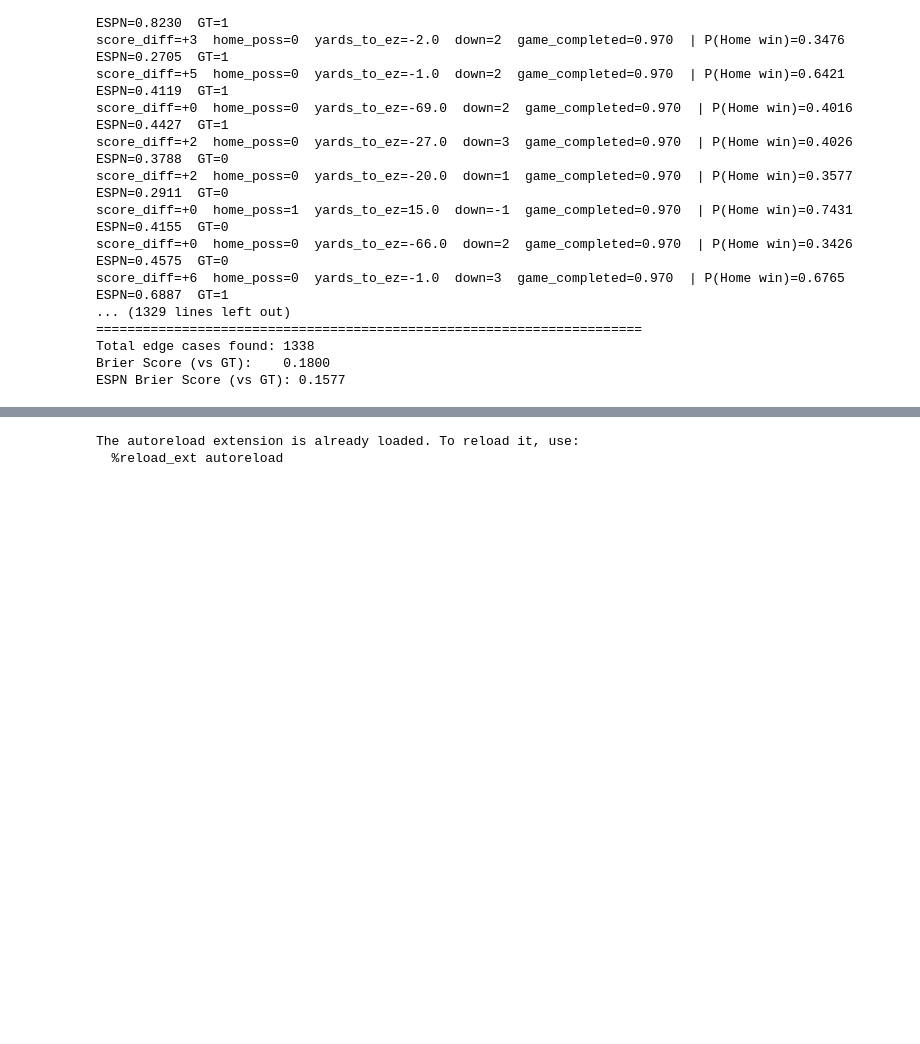
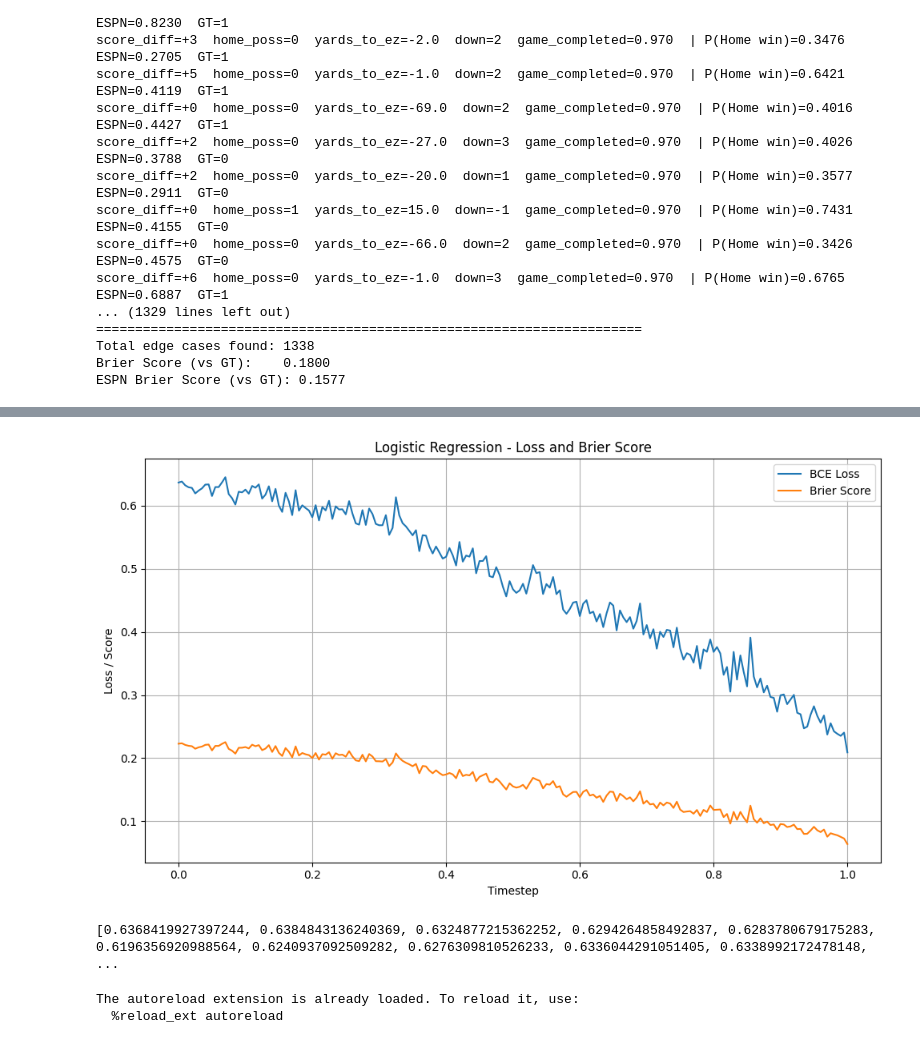
Before and after one commit to alys28/evalCUPF, a Jupyter notebook: NFL/ML/notebooks/logistic_regression.ipynb, the cells around one changed output, grey strips where cells are left out. Saved outputs shown, nothing was run; the diff lists cells and outputs as text; code cells hidden in the pictures; blank space fills up the shorter version.

```diff
--- a/NFL/ML/notebooks/logistic_regression.ipynb
+++ b/NFL/ML/notebooks/logistic_regression.ipynb
@@ -319,3 +305,22 @@ x = process_data.plot_loss(models, test_data, "Logistic Regression")
+# %%
+# # Test accuracy of model for each timestep on test data and plot
+# accuracies = []
+# timesteps = []
+import process_data
+modules_to_reload = [
+    'process_data',
+]
+
+for module_name in modules_to_reload:
+    if module_name in sys.modules:
+        del sys.modules[module_name]
+
+x = process_data.plot_loss(models, test_data, "Logistic Regression")
+# process_data.plot_accuracy(models, test_data, "Logistic Regression")
+# process_data.plot_loss(new_models, test_data, "Logistic Regression")
+# %% [output]
+[figure, added]
+[0.6368419927397244, 0.6384843136240369, 0.6324877215362252, 0.6294264858492837, 0.6283780679175283, 0.6196356920988564, 0.6240937092509282, 0.6276309810526233, 0.6336044291051405, 0.6338992172478148, ...
 # %%
 model = models[0.99]
 # features = ["relative_strength", "score_difference", "home_has_possession", "end.down", "end.distance", "end.yardsToEndzone",  "home_timeouts_left", "away_timeouts_left"]
```
Also changed, not shown: parts of 6 cells of this notebook, 9 other files.
